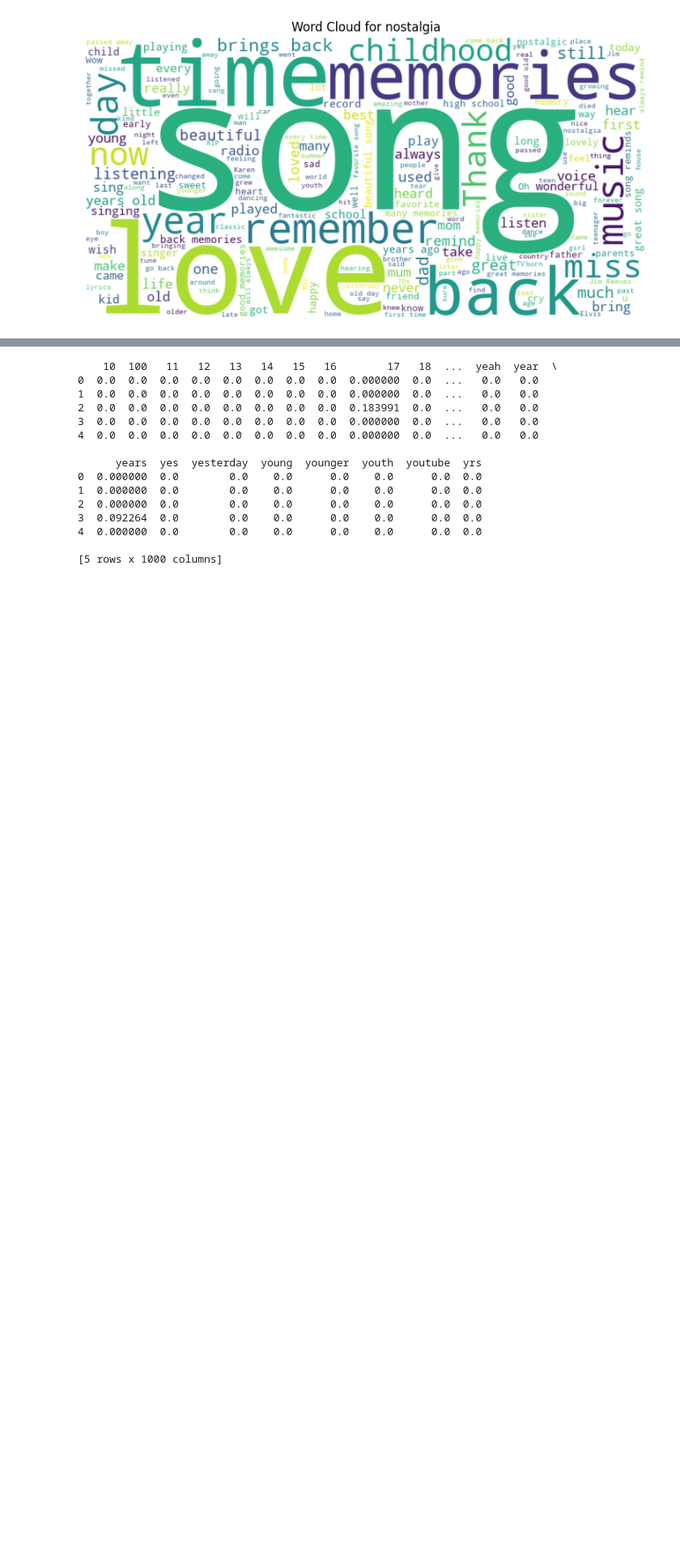
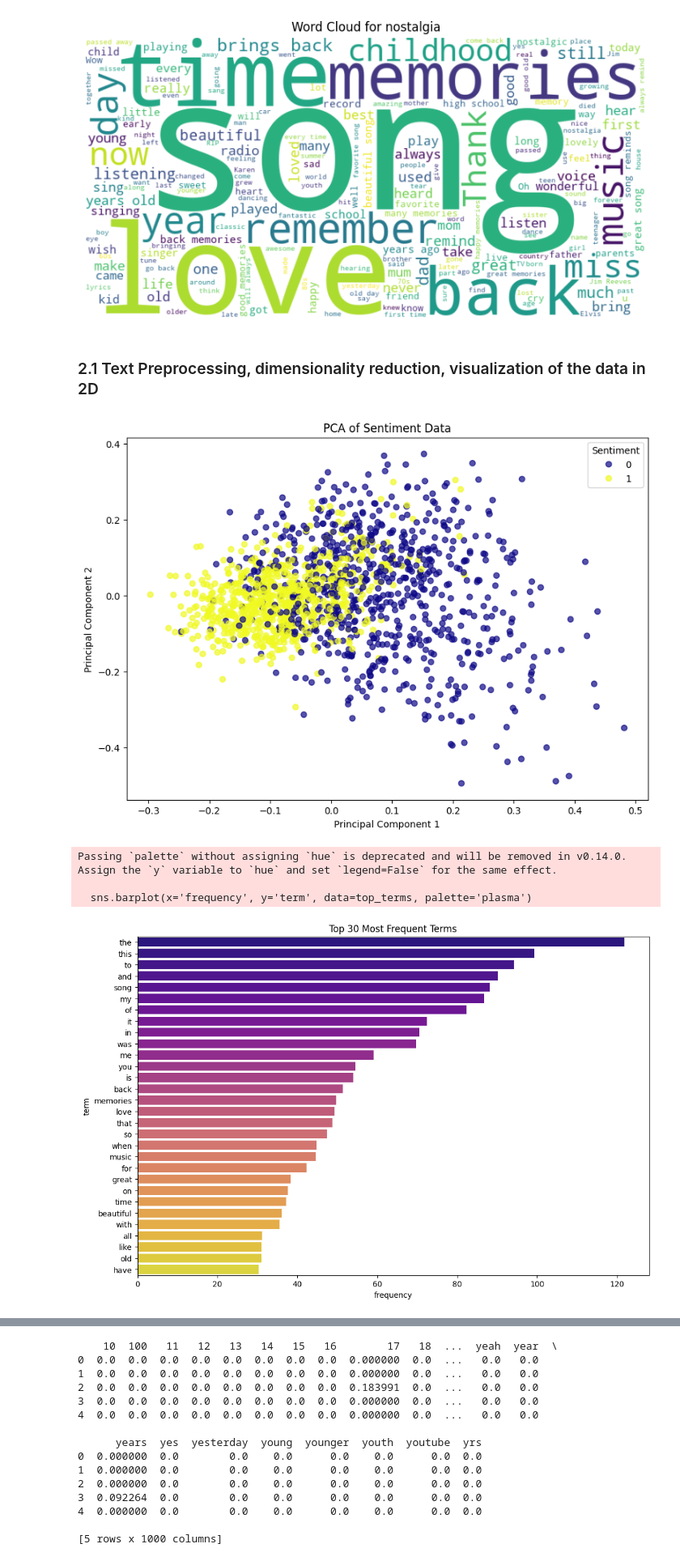
Before and after one commit to ErkaGlt/DM2024-Lab1-Homework, a Jupyter notebook: DM2024-Lab1-Homework_1.ipynb, the cells around one changed output, grey strips where cells are left out. Shown at 81% size. Drawn from its saved outputs; the diff is of its cells as text; code cells hidden in the pictures; blank space fills up the shorter version.

```diff
--- a/DM2024-Lab1-Homework_1.ipynb
+++ b/DM2024-Lab1-Homework_1.ipynb
@@ -176,3 +193,5 @@ for sentiment in df['sentiment'].unique():
 # %% [output]
 [figure]
 [figure]
+# %% [markdown]
+### 2.1 Text Preprocessing, dimensionality reduction, visualization of the data in 2D
@@ -178,0 +201,37 @@ for sentiment in df['sentiment'].unique():
+# %%
+from sklearn.feature_extraction.text import TfidfVectorizer
+from sklearn.decomposition import PCA
+from sklearn.preprocessing import LabelEncoder
+
+# Vectorizing the text using TF-IDF, convernting text into numerical value
+vectorizer = TfidfVectorizer(max_features=500)
+X = vectorizer.fit_transform(df['comment'])
+
+# PCA for dimensionality reduction
+X_reduced = pca.fit_transform(X.toarray())
+
+label_encoder = LabelEncoder()
+y = label_encoder.fit_transform(df['sentiment'])
+plt.figure(figsize=(10, 7))
+scatter = plt.scatter(X_reduced[:, 0], X_reduced[:, 1], c=y, cmap='plasma', alpha=0.7)
+plt.legend(*scatter.legend_elements(), title="Sentiment")
+plt.title('PCA of Sentiment Data')
+plt.xlabel('Principal Component 1')
+plt.ylabel('Principal Component 2')
+plt.show()
+
+term_frequencies = X.toarray().sum(axis=0)
+terms = vectorizer.get_feature_names_out()
+term_freq_df = pd.DataFrame({'term': terms, 'frequency': term_frequencies})
+top_terms = term_freq_df.nlargest(30, 'frequency')  # Top 30 terms
+
+plt.figure(figsize=(12, 8))
+sns.barplot(x='frequency', y='term', data=top_terms, palette='plasma')
+plt.title('Top 30 Most Frequent Terms')
+plt.show()
+# %% [output]
+[figure, added]
+Passing `palette` without assigning `hue` is deprecated and will be removed in v0.14.0. Assign the `y` variable to `hue` and set `legend=False` for the same effect.
+
+  sns.barplot(x='frequency', y='term', data=top_terms, palette='plasma')
+[figure, added]
```
Also changed, not shown: parts of 26 cells of this notebook.
